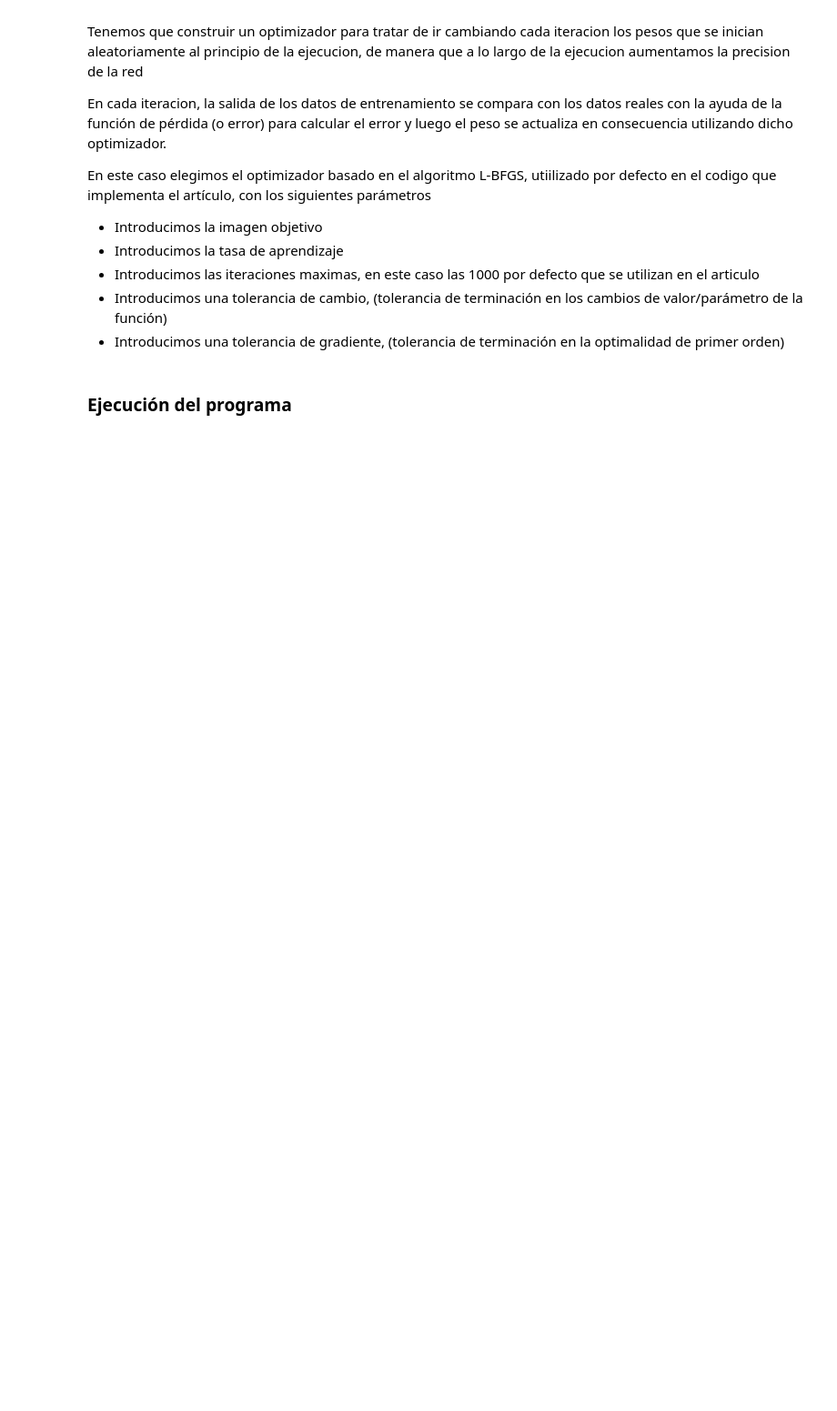
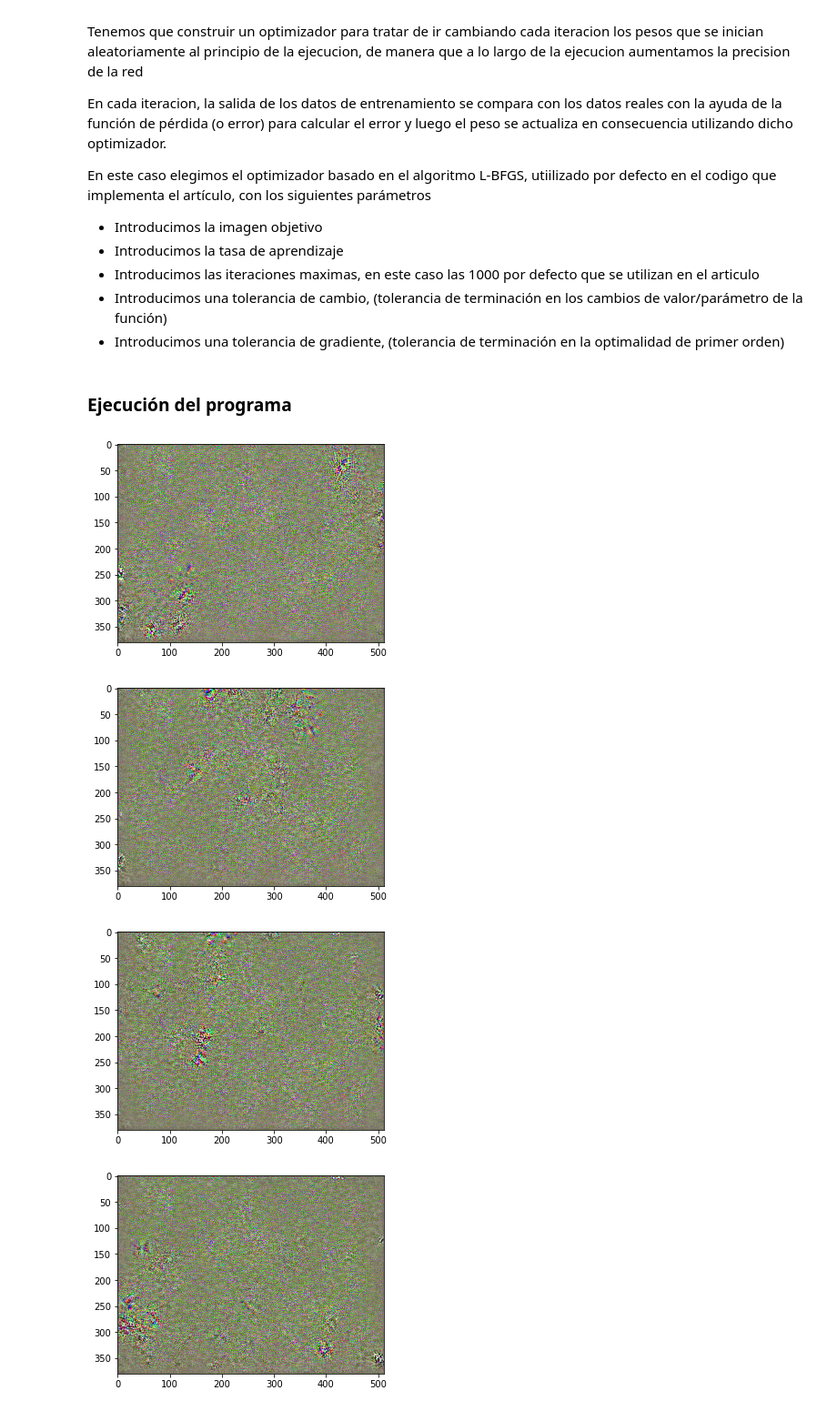
Before and after one commit to sapotomate/Style-transfer-with-coocurrence-tensors, a Jupyter notebook: Transferencia_de_estilos_CONCURRENCIAS.ipynb, the cells around one changed output. Shown at 91% size. Saved outputs shown, nothing was run; the diff lists cells and outputs as text; code cells hidden in the pictures; blank space fills up the shorter version.

```diff
--- a/Transferencia_de_estilos_CONCURRENCIAS.ipynb
+++ b/Transferencia_de_estilos_CONCURRENCIAS.ipynb
@@ -72,14 +72,14 @@ device = "cuda"
 pooling = 'max'
 
 cnn, layerList = VGG(buildSequential(channel_list['VGG-19'], pooling)), vgg19_dict
-cnn.load_state_dict(torch.load('vgg19-d01eb7cb.pth'))
+cnn.load_state_dict(torch.load('/content/vgg19-d01eb7cb.pth'))
 cnn = cnn.cuda()
 cnn = cnn.features
 # %% [markdown]
 Ahora vamos a incluir las imagenes que vamos a utilizar en la red y su tamaño, para preprocesarlas posteriormente
 # %%
-input_content = 'golden_gate.jpg'
-input_style = 'starry_night.jpg'
+input_content = '/content/golden_gate.jpg'
+input_style = '/content/starry_night.jpg'
 
 #image_size = 512
 image_size = tuple([380, 512])
@@ -427,5 +427,5 @@ En este caso elegimos el optimizador basado en el algoritmo L-BFGS, utiilizado p
 # %%
-optimizer = optim.LBFGS([target_image], lr = 1, max_iter = 1000, tolerance_change = -1, tolerance_grad = -1)
+optimizer = optim.LBFGS([target_image], lr = 0.3, max_iter = 10000, tolerance_change = -1, tolerance_grad = -1)
 #optimizer = optim.LBFGS([target_image], lr = 0.1, max_iter = 10000, tolerance_change = -1, tolerance_grad = -1)
 loopVal = 1
 # %% [markdown]
@@ -437,7 +437,7 @@ def maybe_save(t):
     should_save = t == 1000
     if should_save:
         output_filename, file_extension = os.path.splitext('output.jpg')
-        if t == 1000:
+        if t == 50000:
             filename = output_filename + str(file_extension)
         else:
             filename = str(output_filename) + "_" + str(t) + str(file_extension)
@@ -446,35 +446,40 @@ def maybe_save(t):
         disp.save(str(filename))
 
 def maybe_show(t):
-    if t % 100 == 0:
+    if t % 500 == 0:
         plt.imshow(postprocesamiento(target_image))
         plt.show()
 
 num_calls = [0]
 def closure():
     num_calls[0] += 1
     optimizer.zero_grad()
     net(target_image)
     loss = 0
 
     for module in content_losses:
         loss += module.loss.to(backward_device)
     for module in style_losses:
         loss += module.loss.to(backward_device)
 
     loss.backward()
 
     maybe_save(num_calls[0])
     maybe_show(num_calls[0])
 
     return loss
 
 
 while num_calls[0] <= loopVal:
         optimizer.step(closure)
 
 fig, (ax1, ax2, ax3) = plt.subplots(1, 3, figsize=(20, 10))
 ax1.imshow(postprocesamiento(content_image))
 ax2.imshow(postprocesamiento(style_image))
 ax3.imshow(postprocesamiento(target_image))
 plt.show()
+# %% [output]
+[figure, added]
+[figure, added]
+[figure, added]
+[figure, added]
```
Also changed, not shown: parts of 1 cell of this notebook.
